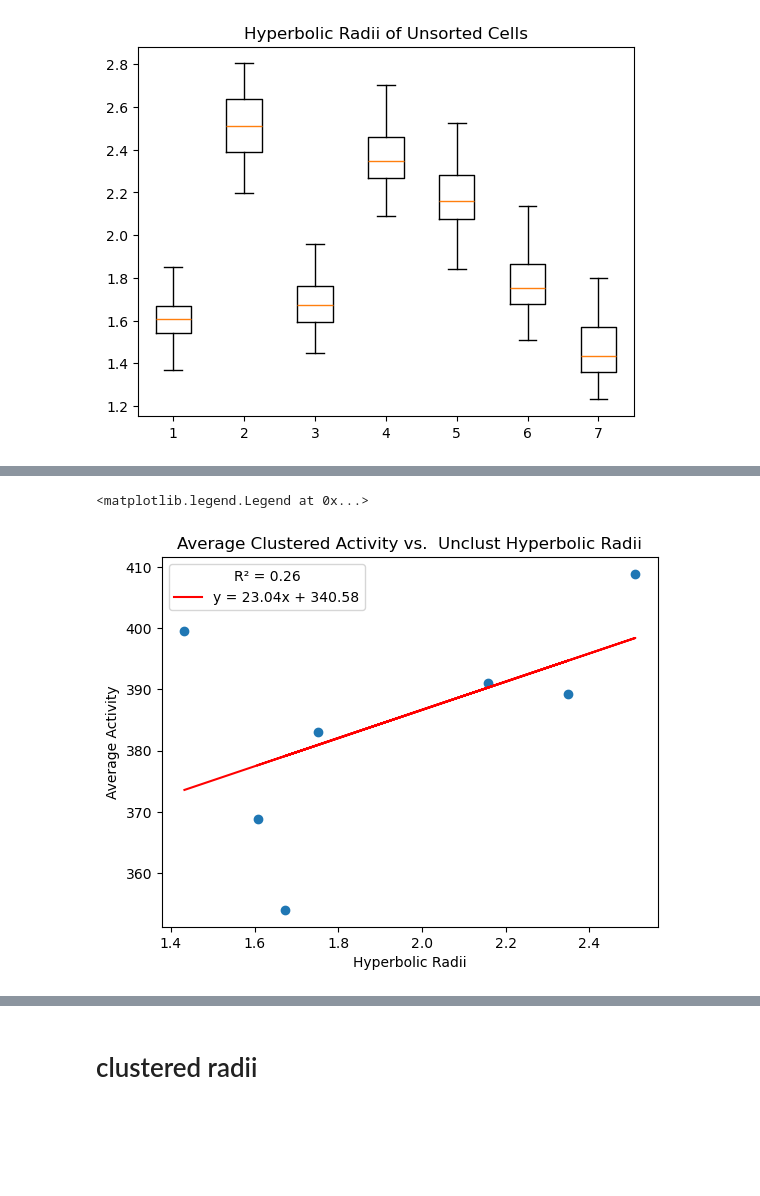
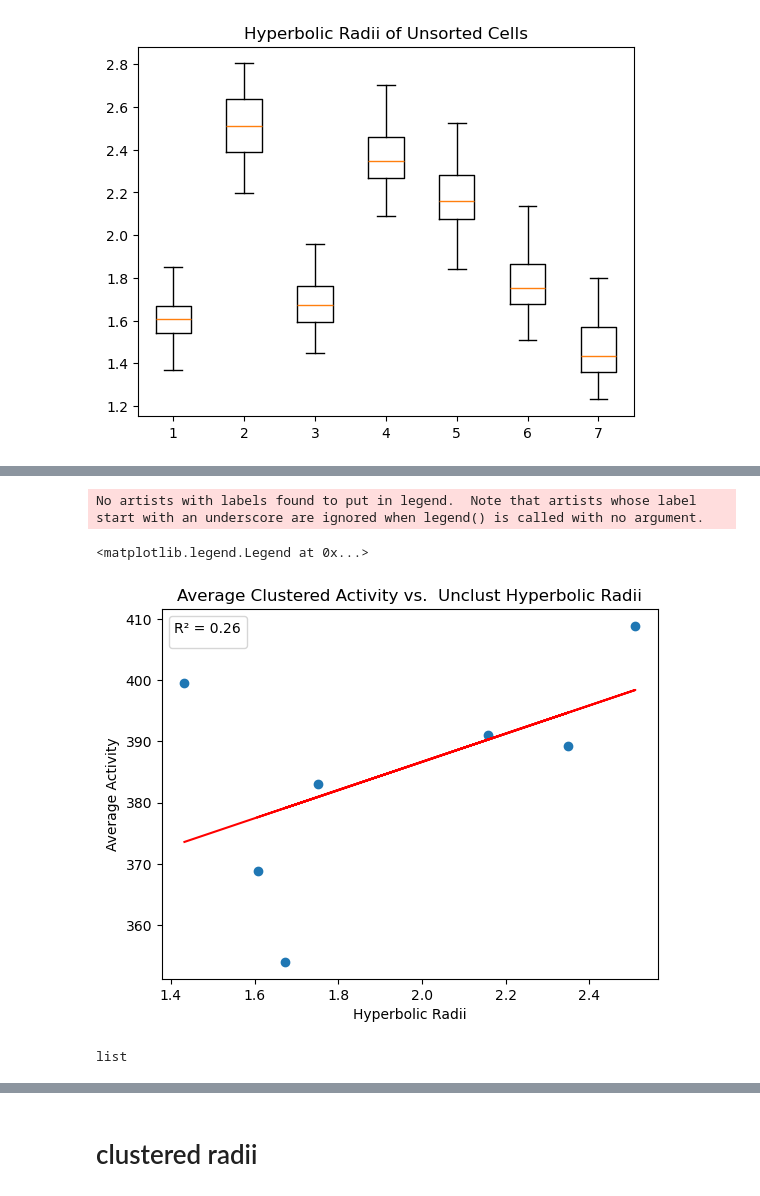
Before and after one commit to iulia-rusu/hyperbolic_sensory_stim, a Jupyter notebook: HMDS-example/radii_graphs.ipynb, the cells around one changed output, grey strips where cells are left out. Saved outputs shown, nothing was run; the diff lists cells and outputs as text; code cells hidden in the pictures; blank space fills up the shorter version.

```diff
--- a/HMDS-example/radii_graphs.ipynb
+++ b/HMDS-example/radii_graphs.ipynb
@@ -24,12 +24,12 @@ radii_dic.keys()
 # %% [output]
 dict_keys(['w_0_radii', 'w_1_radii', 'w_2_radii', 'w_3_radii', 'w_4_radii', 'w_5_radii', 'w_6_radii'])
 # %%
-data = list(radii_dic.values())
-labels = list(radii_dic.keys())
+radii_data = list(radii_dic.values())
+radii_labels = list(radii_dic.keys())
 
 fig, ax = plt.subplots()
 plt.title('Hyperbolic Embedding Radius', size = 15)
-ax.boxplot(data, labels = labels, medianprops=dict(color='red'))
+ax.boxplot(radii_data, labels = radii_labels, medianprops=dict(color='red'))
 ax.set_ylim(0,3)
 ax.set_yticklabels(ax.get_yticks(), fontsize=15)
 ax.set_xticklabels(['0', '1', '2', '3', '4', '5', '6'], size = 15)
@@ -51,9 +51,9 @@ average_clustered_activity
  399.4793066199617]
 # %%
 #extract data from boxplot, see if median trends with activity ratio
-boxplot_elements = plt.boxplot(data)
+boxplot_elements = plt.boxplot(radii_data)
 plt.title("Hyperbolic Radii of Unsorted Cells")
 medians = boxplot_elements['medians']
-median_values = [median.get_ydata()[0] for median in medians]
+median_values_unclustered_radii = [median.get_ydata()[0] for median in medians]
 # %% [output]
 [figure]
@@ -70,18 +70,23 @@ median_values
 # %%
-plt.scatter(median_values, average_clustered_activity)
+plt.scatter(median_values_unclustered_radii, average_clustered_activity)
 plt.title('Average Clustered Activity vs.  Unclust Hyperbolic Radii')
 plt.ylabel('Average Activity')
 plt.xlabel('Hyperbolic Radii')
-regression_result = linregress(median_values, average_clustered_activity)
+regression_result = linregress(median_values_unclustered_radii, average_clustered_activity)
 slope = regression_result.slope
 intercept = regression_result.intercept
 r_value = regression_result.rvalue  # Pearson's r
 r_squared = r_value**2
 # Create a line of best fit
-median_values = np.array(median_values, dtype=float)
-line = slope * median_values + intercept
-plt.plot(median_values, line, 'r-', label=f'y = {slope:.2f}x + {intercept:.2f}')
+median_values_unclustered_radii = np.array(median_values_unclustered_radii, dtype=float)
+line = slope * median_values_unclustered_radii + intercept
+plt.plot(median_values_unclustered_radii, line, 'r-') #label=f'y = {slope:.2f}x + {intercept:.2f}')
 plt.legend(title=f'R² = {r_squared:.2f}')
 # %% [output]
-<matplotlib.legend.Legend at 0x...>
+No artists with labels found to put in legend.  Note that artists whose label start with an underscore are ignored when legend() is called with no argument.
+<matplotlib.legend.Legend at 0x...>
-[figure, old version]
+[figure, new version]
+# %%
+type(data)
+# %% [output]
+list
```
Also changed, not shown: parts of 21 cells of this notebook, 47 other files.
